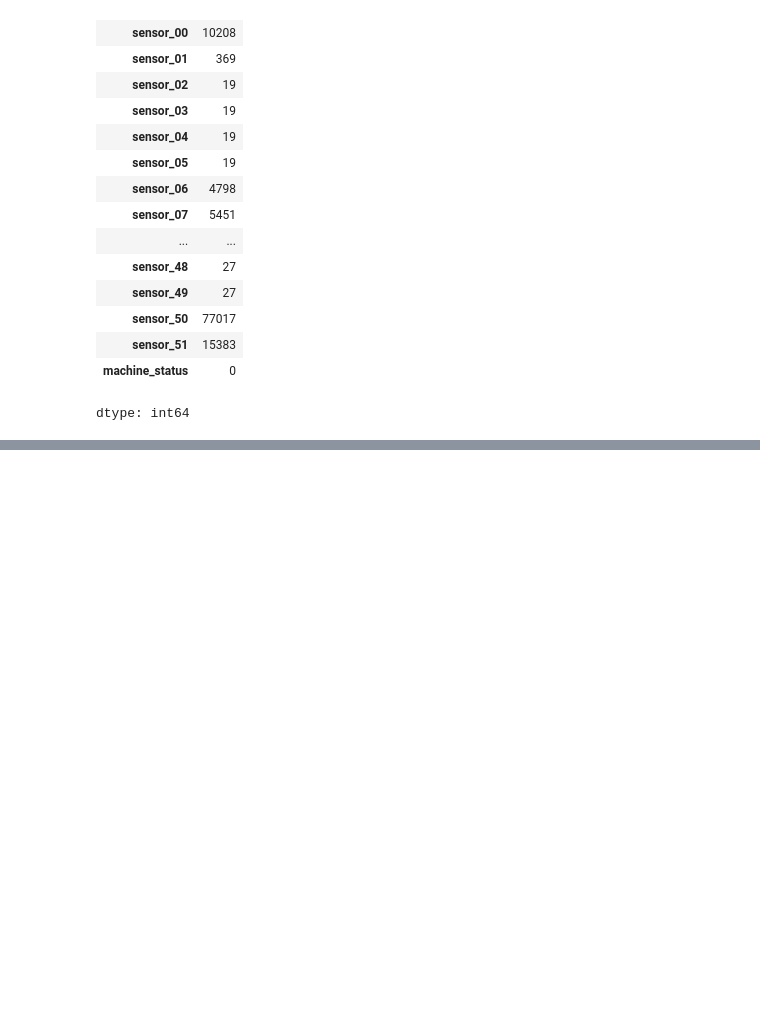
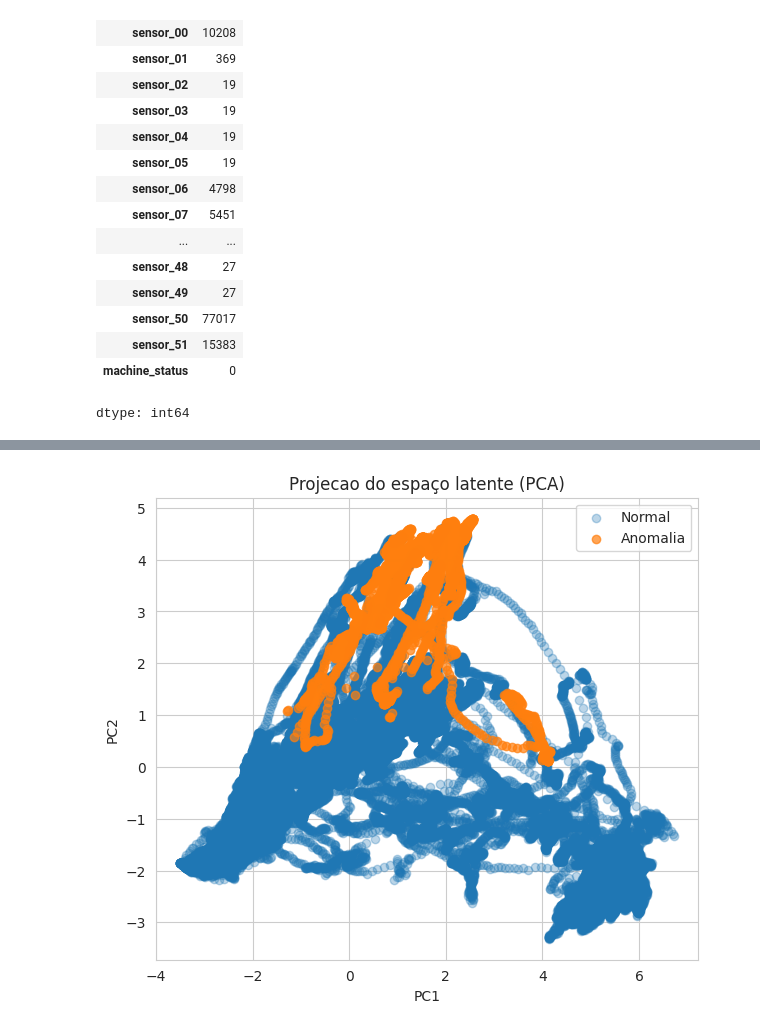
Before and after one commit to ChristianSF/Introduction_to_Artificial_Neural_Networks, a Jupyter notebook: Mestrado/Projeto5_LSTM.ipynb, the cells around one changed output, grey strips where cells are left out. Saved outputs shown, nothing was run; the diff lists cells and outputs as text; code cells hidden in the pictures; blank space fills up the shorter version.

```diff
--- a/Mestrado/Projeto5_LSTM.ipynb
+++ b/Mestrado/Projeto5_LSTM.ipynb
@@ -84,0 +221,2 @@ dtype: int64
+# %%
+inputs = layers.Input(shape=(timesteps, num_features))
@@ -84,0 +357,5 @@ dtype: int64
+# %%
+encoder = models.Model(inputs, latent)
+
+latent_vectors = encoder.predict(X_all)
+print("latent_vectors shape:", latent_vectors.shape)
@@ -84,0 +365,20 @@ dtype: int64
+# %%
+pca = PCA(n_components=2)
+latent_2d = pca.fit_transform(latent_vectors)
+# %%
+plt.figure(figsize=(7,6))
+plt.scatter(
+    latent_2d[y_all == 1, 0], latent_2d[y_all == 1, 1],
+    alpha=0.3, label="Normal"
+)
+plt.scatter(
+    latent_2d[y_all == 0, 0], latent_2d[y_all == 0, 1],
+    alpha=0.7, label="Anomalia"
+)
+plt.legend()
+plt.title("Projecao do espaço latente (PCA)")
+plt.xlabel("PC1")
+plt.ylabel("PC2")
+plt.show()
+# %% [output]
+[figure, added]
```
Also changed, not shown: parts of 39 cells of this notebook.
